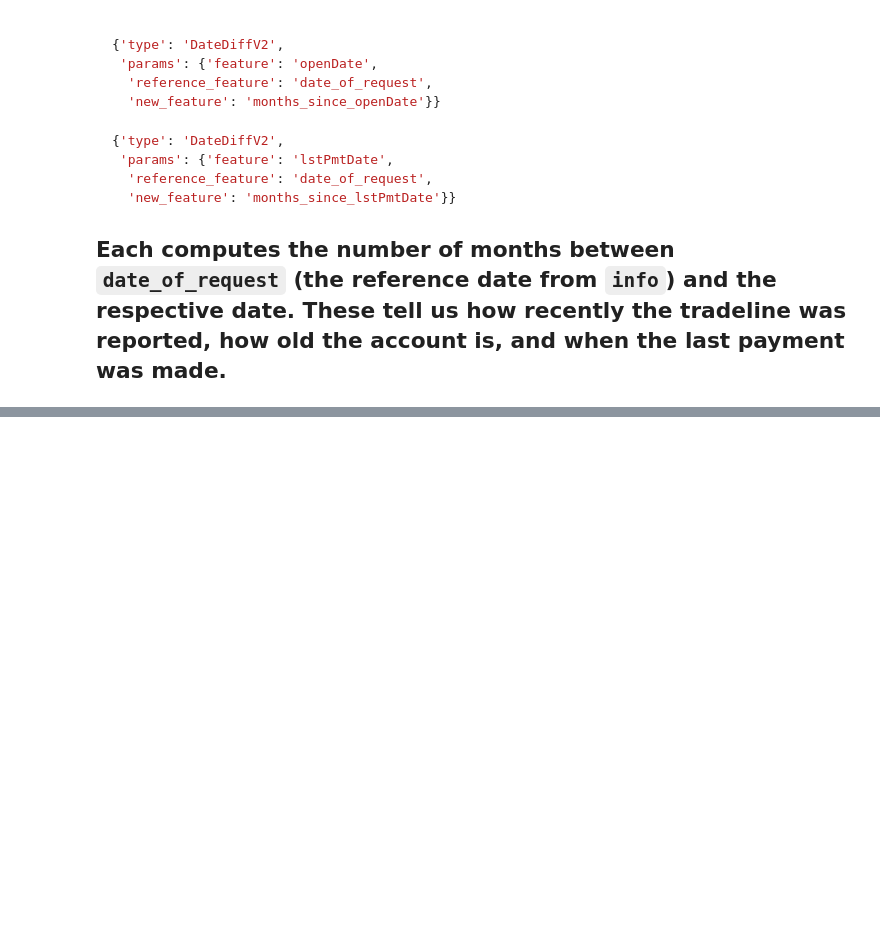
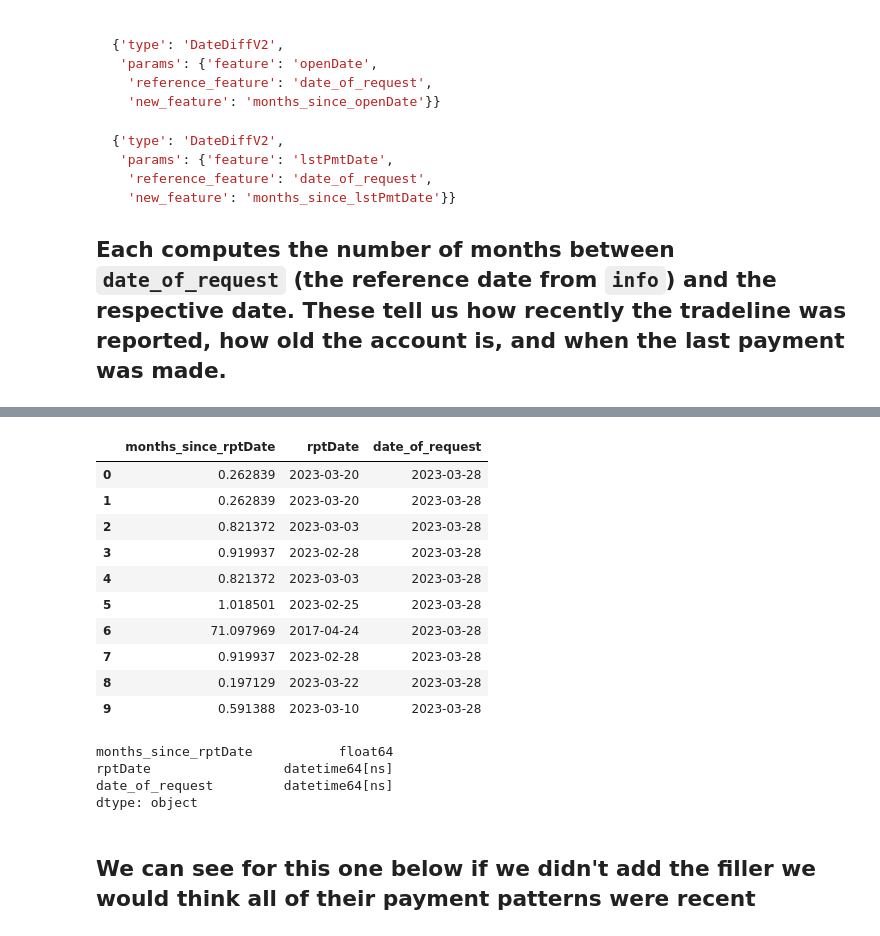
Before and after one commit to jagzest/GYHD_Modeling, a Jupyter notebook: tradeline_walkthrough.ipynb, the cells around one changed output, grey strips where cells are left out. Drawn from its saved outputs; the diff is of its cells as text; code cells hidden in the pictures; blank space fills up the shorter version.

```diff
--- a/tradeline_walkthrough.ipynb
+++ b/tradeline_walkthrough.ipynb
@@ -766,0 +909,3 @@ def _combine_payment_patterns(self, data):
+# %%
+data_for_payment_columns = mapped_df.copy()
+patterns = asset_trade_normalizer['preprocess'][3]['params']['payment_patterns']['patterns']
@@ -766,0 +1047,2 @@ def _combine_payment_patterns(self, data):
+# %%
+data_for_payment_columns = preprocess_dict['months_since_rptDate'].transform(data_for_payment_columns)
@@ -766,0 +1072,21 @@ def _combine_payment_patterns(self, data):
+# %%
+data_for_payment_columns[['months_since_rptDate', 'rptDate', 'date_of_request']].head(10)
+# %% [output]
+|  | months_since_rptDate | rptDate | date_of_request |
+| 0 | 0.262839 | 2023-03-20 | 2023-03-28 |
+| 1 | 0.262839 | 2023-03-20 | 2023-03-28 |
+| 2 | 0.821372 | 2023-03-03 | 2023-03-28 |
+| 3 | 0.919937 | 2023-02-28 | 2023-03-28 |
+| 4 | 0.821372 | 2023-03-03 | 2023-03-28 |
+| 5 | 1.018501 | 2023-02-25 | 2023-03-28 |
+| 6 | 71.097969 | 2017-04-24 | 2023-03-28 |
+| 7 | 0.919937 | 2023-02-28 | 2023-03-28 |
+| 8 | 0.197129 | 2023-03-22 | 2023-03-28 |
+| 9 | 0.591388 | 2023-03-10 | 2023-03-28 |
+# %%
+data_for_payment_columns[['months_since_rptDate', 'rptDate', 'date_of_request']].dtypes
+# %% [output]
+months_since_rptDate           float64
+rptDate                 datetime64[ns]
+date_of_request         datetime64[ns]
+dtype: object
@@ -766,0 +1095,2 @@ def _combine_payment_patterns(self, data):
+# %% [markdown]
+## We can see for this one below if we didn't add the filler we would think all of their payment patterns were recent
```
Also changed, not shown: parts of 216 cells of this notebook.
